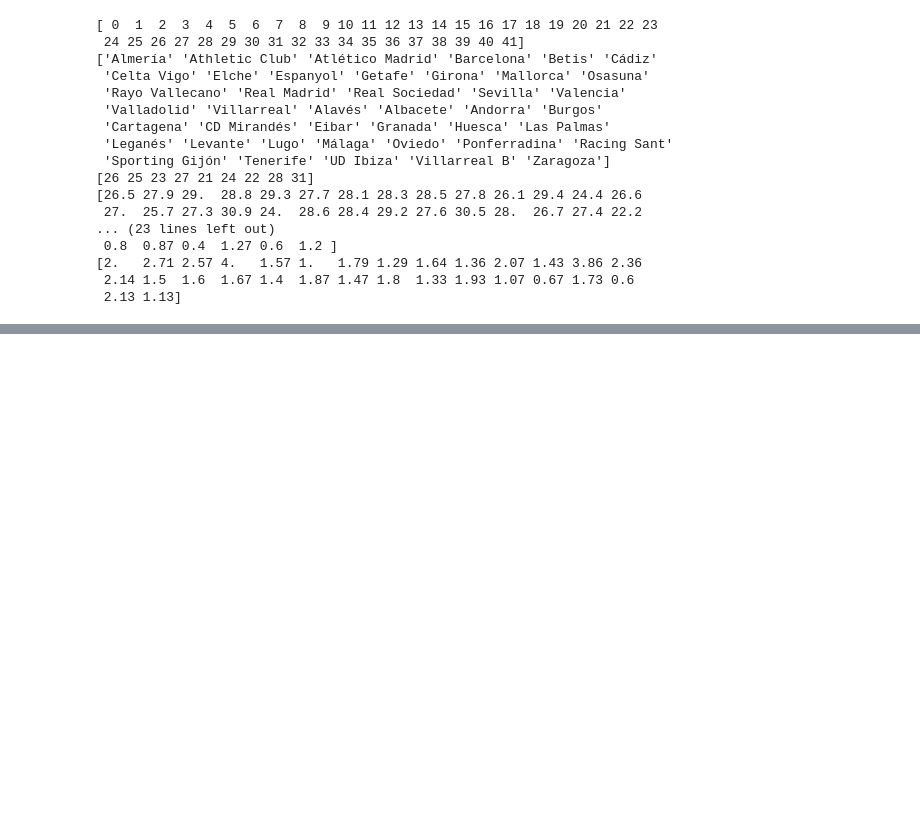
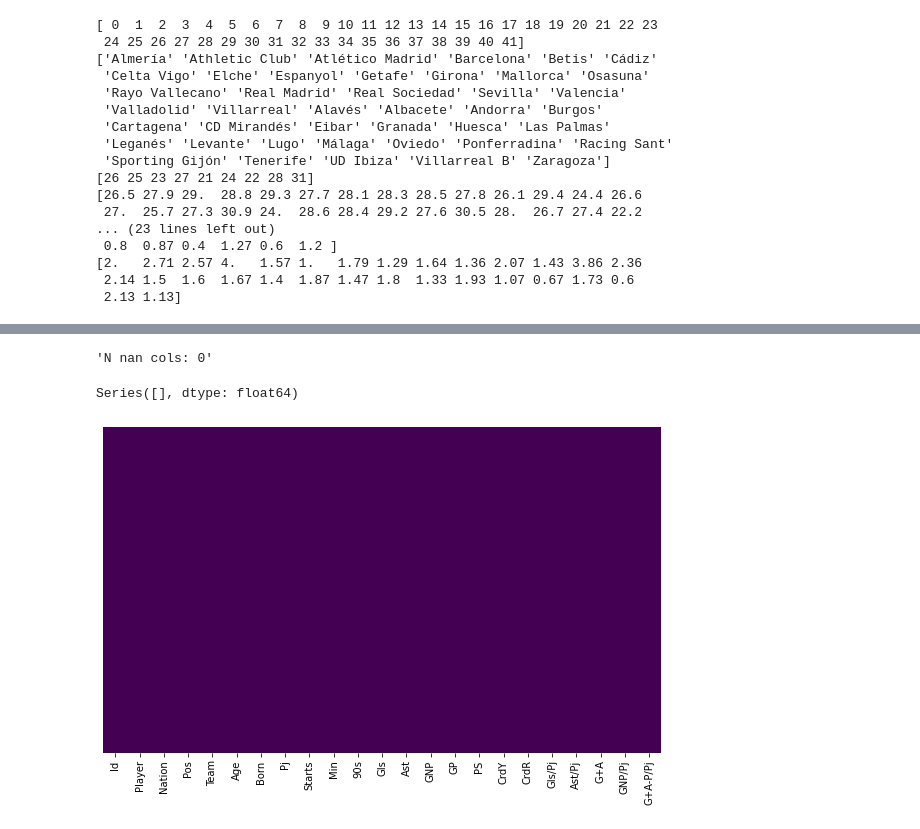
Before and after one commit to victorrmtz/Project-ETL, a Jupyter notebook: src/Limpiar.ipynb, the cells around one changed output, grey strips where cells are left out. Saved outputs shown, nothing was run; the diff lists cells and outputs as text; code cells hidden in the pictures; blank space fills up the shorter version.

```diff
--- a/src/Limpiar.ipynb
+++ b/src/Limpiar.ipynb
@@ -233,0 +491,3 @@ fn.check_unique(team, team.columns)
+# %%
+player.dropna(inplace = True)
+player.head()
@@ -233,0 +501,6 @@ fn.check_unique(team, team.columns)
+# %%
+fn.check_nan(player)
+# %% [output]
+'N nan cols: 0'
+Series([], dtype: float64)
+[figure, added]
```
Also changed, not shown: parts of 58 cells of this notebook, 1 other file.
